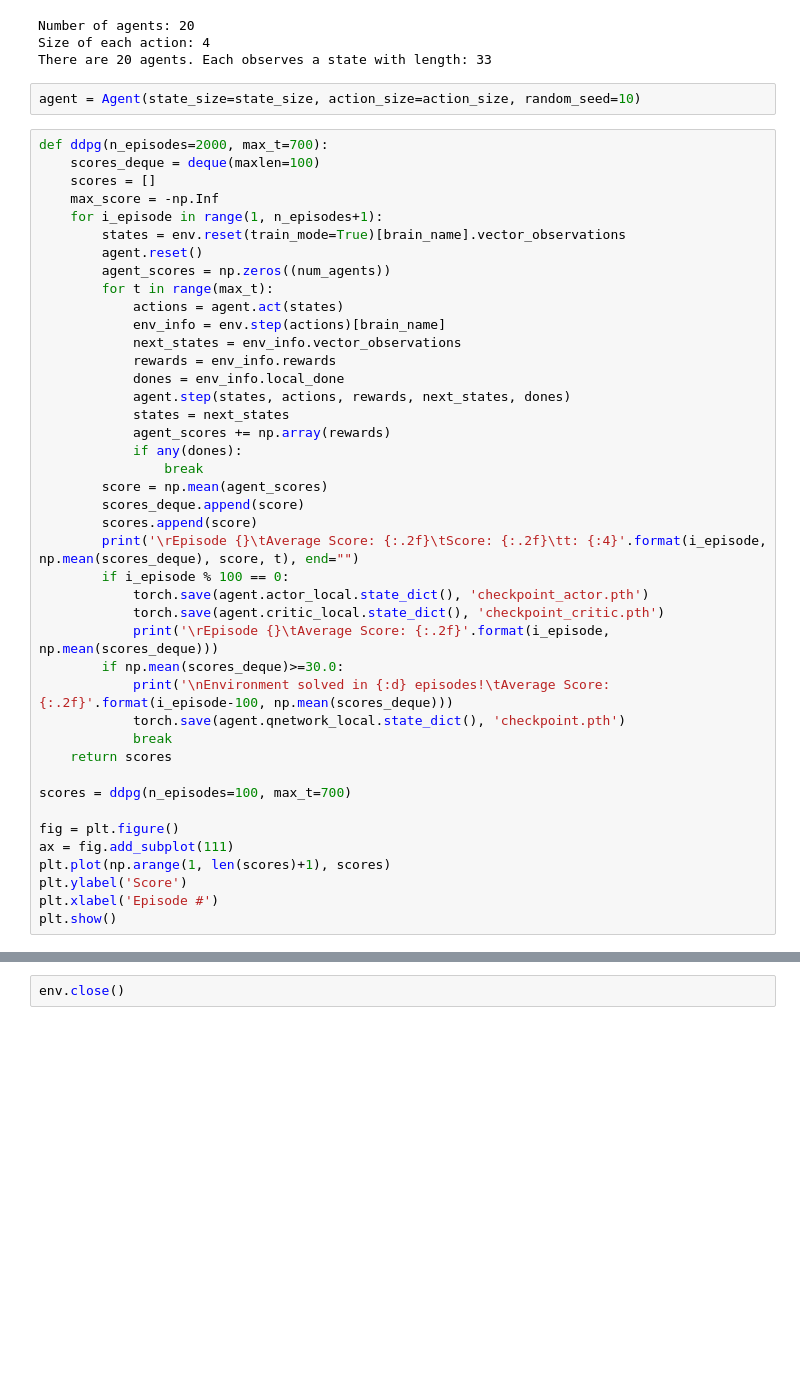
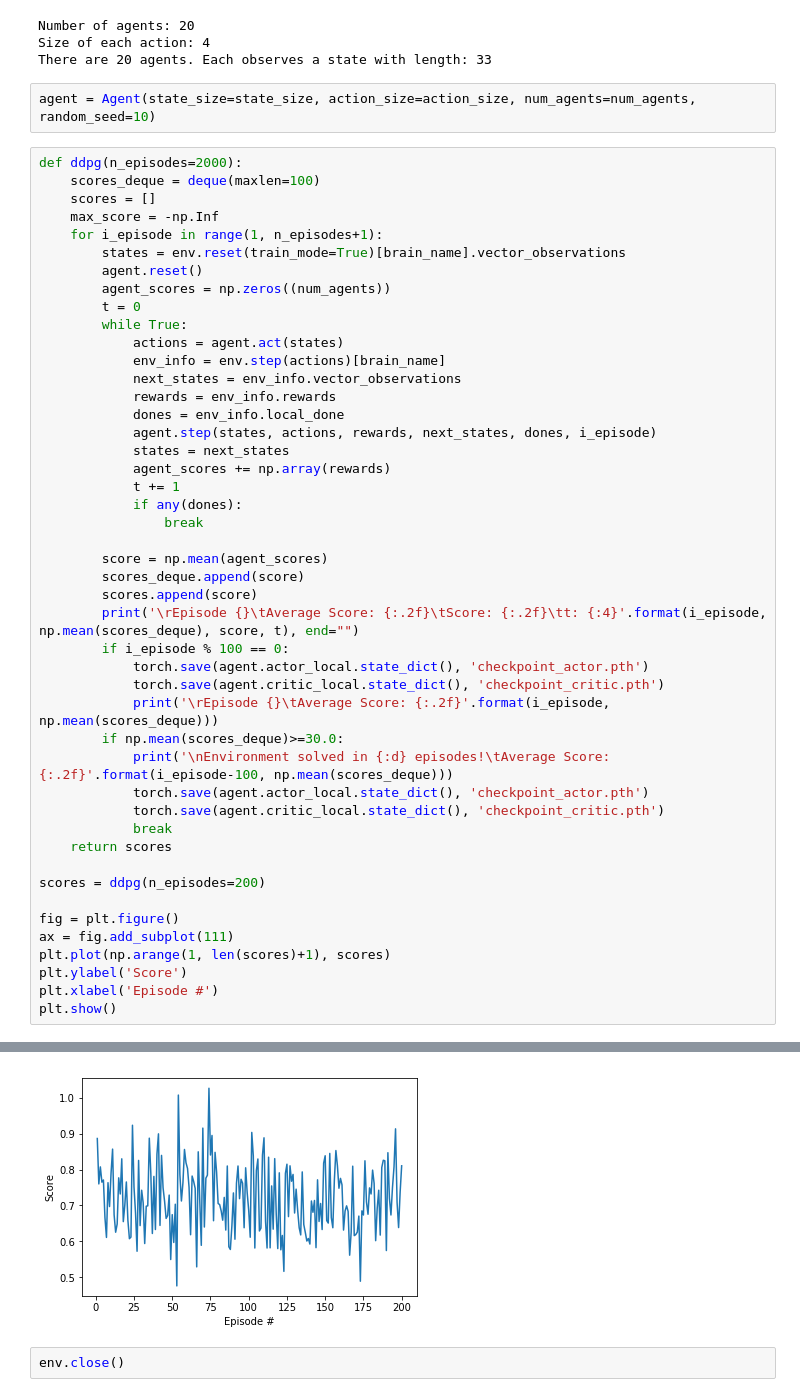
Before and after one commit to esghif/drlnd, a Jupyter notebook: p2_continuous-control/DDPG.ipynb, the cells around one changed output, grey strips where cells are left out. Saved outputs shown, nothing was run; the diff lists cells and outputs as text; blank space fills up the shorter version.

```diff
--- a/p2_continuous-control/DDPG.ipynb
+++ b/p2_continuous-control/DDPG.ipynb
@@ -51,9 +51,9 @@ Number of agents: 20
 Size of each action: 4
 There are 20 agents. Each observes a state with length: 33
 # %%
-agent = Agent(state_size=state_size, action_size=action_size, random_seed=10)
+agent = Agent(state_size=state_size, action_size=action_size, num_agents=num_agents, random_seed=10)
 # %%
-def ddpg(n_episodes=2000, max_t=700):
+def ddpg(n_episodes=2000):
     scores_deque = deque(maxlen=100)
     scores = []
     max_score = -np.Inf
@@ -61,17 +61,20 @@ def ddpg(n_episodes=2000, max_t=700):
         states = env.reset(train_mode=True)[brain_name].vector_observations
         agent.reset()
         agent_scores = np.zeros((num_agents))
-        for t in range(max_t):
+        t = 0
+        while True:
             actions = agent.act(states)
             env_info = env.step(actions)[brain_name]
             next_states = env_info.vector_observations
             rewards = env_info.rewards
             dones = env_info.local_done
-            agent.step(states, actions, rewards, next_states, dones)
+            agent.step(states, actions, rewards, next_states, dones, i_episode)
             states = next_states
             agent_scores += np.array(rewards)
+            t += 1
             if any(dones):
                 break
+
         score = np.mean(agent_scores)
         scores_deque.append(score)
         scores.append(score)
@@ -82,11 +85,12 @@ def ddpg(n_episodes=2000, max_t=700):
             print('\rEpisode {}\tAverage Score: {:.2f}'.format(i_episode, np.mean(scores_deque)))
         if np.mean(scores_deque)>=30.0:
             print('\nEnvironment solved in {:d} episodes!\tAverage Score: {:.2f}'.format(i_episode-100, np.mean(scores_deque)))
-            torch.save(agent.qnetwork_local.state_dict(), 'checkpoint.pth')
+            torch.save(agent.actor_local.state_dict(), 'checkpoint_actor.pth')
+            torch.save(agent.critic_local.state_dict(), 'checkpoint_critic.pth')
             break
     return scores
 
-scores = ddpg(n_episodes=100, max_t=700)
+scores = ddpg(n_episodes=200)
 
 fig = plt.figure()
 ax = fig.add_subplot(111)
@@ -100,2 +104,3 @@ KeyboardInterrupt:
+[figure, added]
 # %%
 env.close()
```
Also changed, not shown: parts of 1 cell of this notebook, 3 other files.
